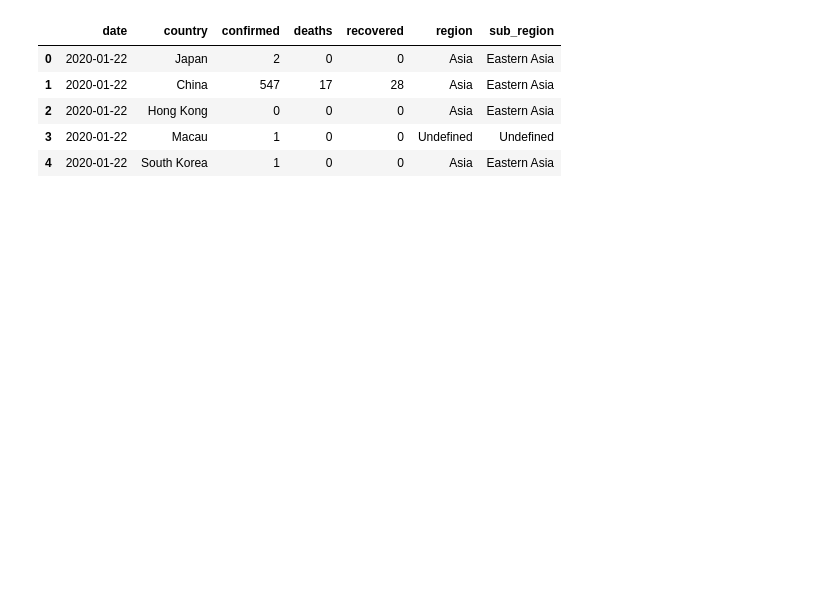
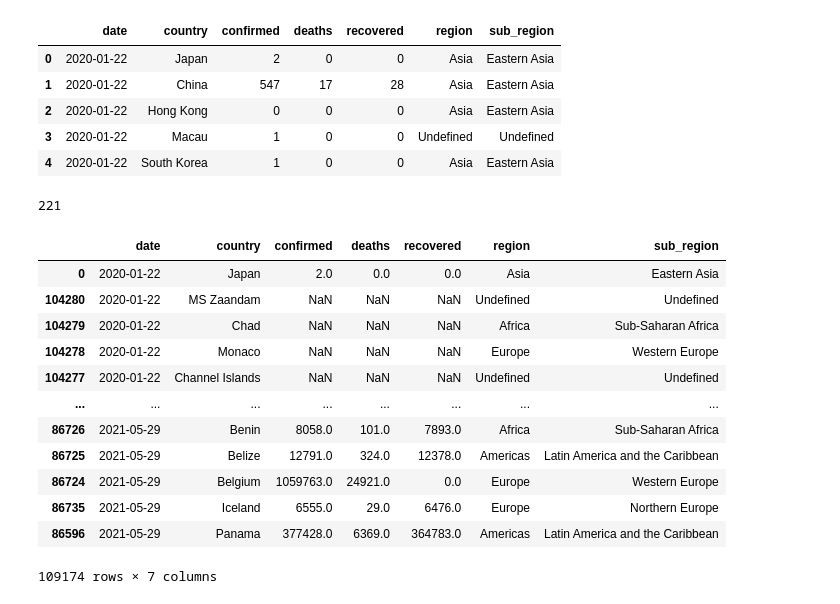
Before and after one commit to DmitryPogrebnoy/Data_Visualization_ITMO, a Jupyter notebook: resources/augment_covid_19_dataset.ipynb, the cells around one changed output. Drawn from its saved outputs; the diff is of its cells as text; code cells hidden in the pictures; blank space fills up the shorter version.

```diff
--- a/resources/augment_covid_19_dataset.ipynb
+++ b/resources/augment_covid_19_dataset.ipynb
@@ -248,3 +296,20 @@ groupped_data.head()
 | 2 | 2020-01-22 | Hong Kong | 0 | 0 | 0 | Asia | Eastern Asia |
 | 3 | 2020-01-22 | Macau | 1 | 0 | 0 | Undefined | Undefined |
 | 4 | 2020-01-22 | South Korea | 1 | 0 | 0 | Asia | Eastern Asia |
+# %%
+import numpy as np
+from tqdm import tqdm
+
+tmp = []
+existing_dates = set(groupped_data.date)
+existing_countries = set(groupped_data.country)
+for date in tqdm(existing_dates):
+    current_countries = set(groupped_data[groupped_data.date == date].country)
+    for country in existing_countries:
+        if country not in current_countries:
+            tmp.append([date, country, np.NaN, np.NaN, np.NaN,
+                                  mapping_to_region_lambda(country), mapping_to_sub_region_lambda(country)])
+# %%
+len(existing_countries)
+# %% [output]
+221
@@ -250,0 +318,16 @@ groupped_data.head()
+# %%
+filled_data.sort_values('date')
+# %% [output]
+|  | date | country | confirmed | deaths | recovered | region | sub_region |
+| 0 | 2020-01-22 | Japan | 2.0 | 0.0 | 0.0 | Asia | Eastern Asia |
+| 104280 | 2020-01-22 | MS Zaandam | NaN | NaN | NaN | Undefined | Undefined |
+| 104279 | 2020-01-22 | Chad | NaN | NaN | NaN | Africa | Sub-Saharan Africa |
+| 104278 | 2020-01-22 | Monaco | NaN | NaN | NaN | Europe | Western Europe |
+| 104277 | 2020-01-22 | Channel Islands | NaN | NaN | NaN | Undefined | Undefined |
+| ... | ... | ... | ... | ... | ... | ... | ... |
+| 86726 | 2021-05-29 | Benin | 8058.0 | 101.0 | 7893.0 | Africa | Sub-Saharan Africa |
+| 86725 | 2021-05-29 | Belize | 12791.0 | 324.0 | 12378.0 | Americas | Latin America and the Caribbean |
+| 86724 | 2021-05-29 | Belgium | 1059763.0 | 24921.0 | 0.0 | Europe | Western Europe |
+| 86735 | 2021-05-29 | Iceland | 6555.0 | 29.0 | 6476.0 | Europe | Northern Europe |
+| 86596 | 2021-05-29 | Panama | 377428.0 | 6369.0 | 364783.0 | Americas | Latin America and the Caribbean |
+109174 rows × 7 columns
```
Also changed, not shown: parts of 18 cells of this notebook, 1 other file.
